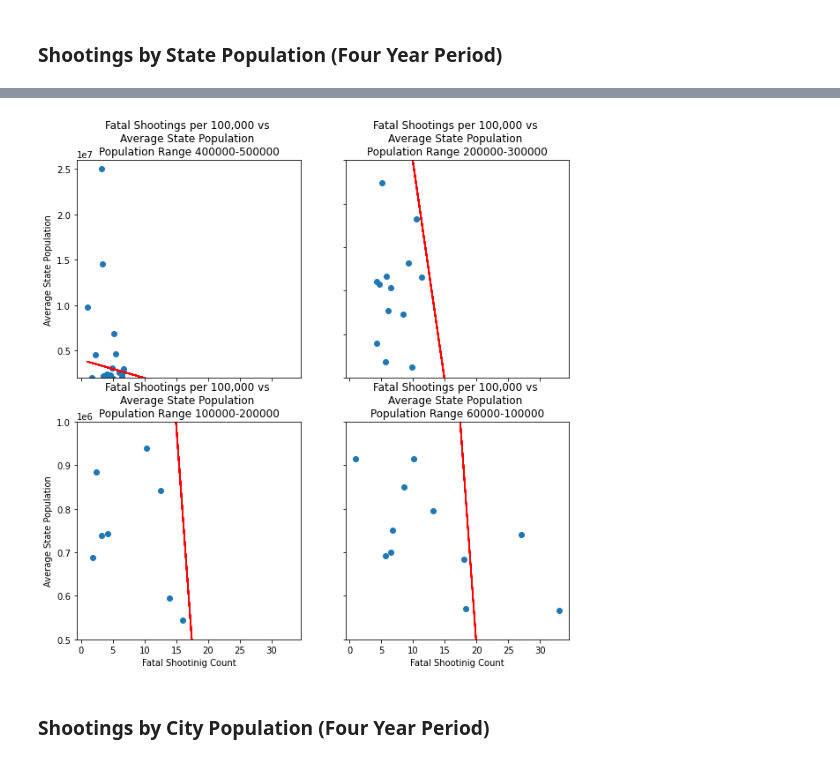
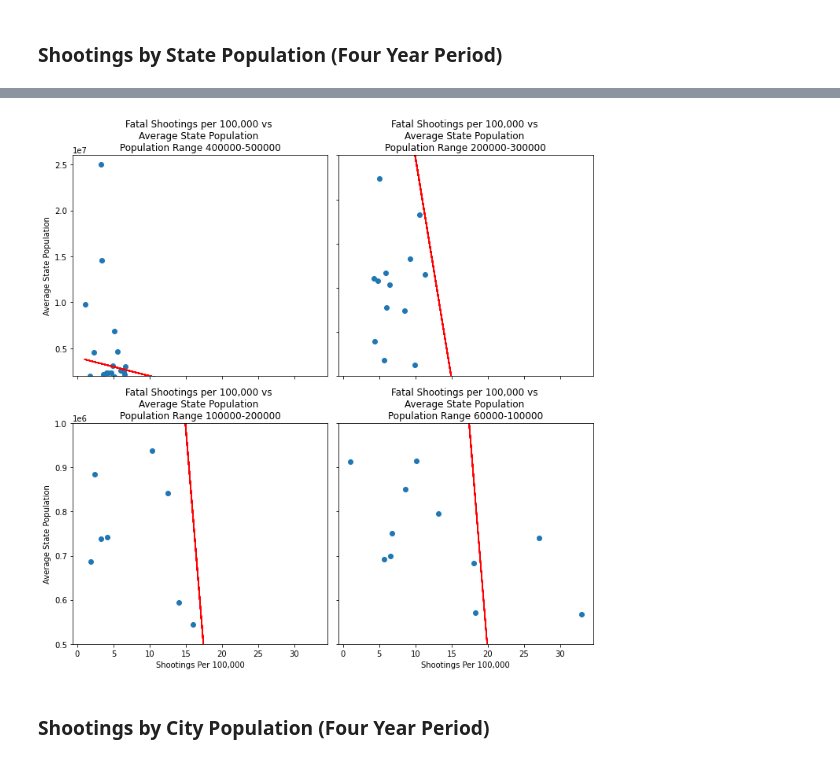
Before and after one commit to szerpa17/fatal-police-shootings, a Jupyter notebook: Analysis_SZ.ipynb, the cells around one changed output, grey strips where cells are left out. Saved outputs shown, nothing was run; the diff lists cells and outputs as text; code cells hidden in the pictures.

```diff
--- a/Analysis_SZ.ipynb
+++ b/Analysis_SZ.ipynb
@@ -170,7 +175,7 @@ state_avg_pop_df = state_avg_pop_df.rename(columns={'Average': 'average populati
 shooting_state_info = shootings_df[['state', 'id']]
 shooting_state_df = shooting_state_info.groupby('state')[['id']].count()
 shooting_state_df = shooting_state_df.reset_index()
-shooting_state_df = shooting_state_df.rename(columns={'id': 'shooting occurences (4 year total)'})
+shooting_state_df = shooting_state_df.rename(columns={'id': 'shooting occurences'})
 
 #Table Merge
 state_pop_shooting_comparison = pd.merge(state_avg_pop_df,
@@ -180,7 +185,7 @@ state_pop_shooting_comparison = pd.merge(state_avg_pop_df,
 
 four_year_state_pop_shooting_comparison = state_pop_shooting_comparison.dropna()
 four_year_state_pop_shooting_comparison['shootings per 100,000'] = (
-                                four_year_state_pop_shooting_comparison['shooting occurences (4 year total)']/
+                                four_year_state_pop_shooting_comparison['shooting occurences']/
                                 four_year_state_pop_shooting_comparison['average population']) * 100000
 
 four_year_state_pop_shooting_comparison
@@ -305,35 +309,36 @@ axs[0, 0].set_ylim(2000000, 26000000)
 
 # Plot 2
 axs[0, 1].scatter(x, y)
 axs[0, 1].set_title('Fatal Shootings per 100,000 vs \nAverage State Population \nPopulation Range 200000-300000')
 axs[0, 1].plot(x_values,regress_values,"r-")
 axs[0, 1].set_ylim(1000000, 2000000)
 
 # Plot 3
 axs[1, 0].scatter(x, y)
 axs[1, 0].set_title('Fatal Shootings per 100,000 vs \nAverage State Population \nPopulation Range 100000-200000')
 axs[1, 0].plot(x_values,regress_values,"r-")
 axs[1, 0].set_ylim(500000, 1000000)
 
 # Plot 4
 axs[1, 1].scatter(x, y)
 axs[1, 1].plot(x_values,regress_values,"r-")
 axs[1, 1].set_title('Fatal Shootings per 100,000 vs \nAverage State Population \nPopulation Range 60000-100000')
 axs[1, 1].set_ylim(0,500000)
 
 # Assign Labels
 for ax in axs.flat:
-    ax.set(xlabel='Fatal Shootinig Count', ylabel='Average State Population')
+    ax.set(xlabel='Shootings Per 100,000', ylabel='Average State Population')
 
 
 # Hide x labels and tick labels for top plots and y ticks for right plots.
 for ax in axs.flat:
     ax.label_outer()
 
+plt.tight_layout()
 plt.savefig('images/State Population Vs. Per Capita Shooting Fatalities.png')
 plt.show()
 # %% [output]
-[figure, old version]
+[figure, new version]
 # %% [markdown]
 ### Shootings by City Population  (Four Year Period)
 # %%
```
Also changed, not shown: parts of 13 cells of this notebook, 13 other files.
